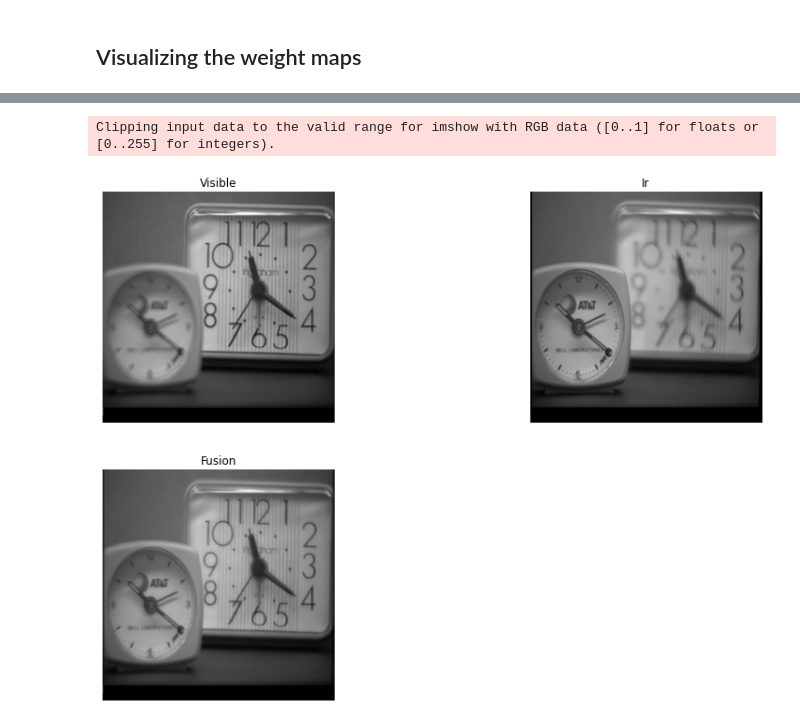
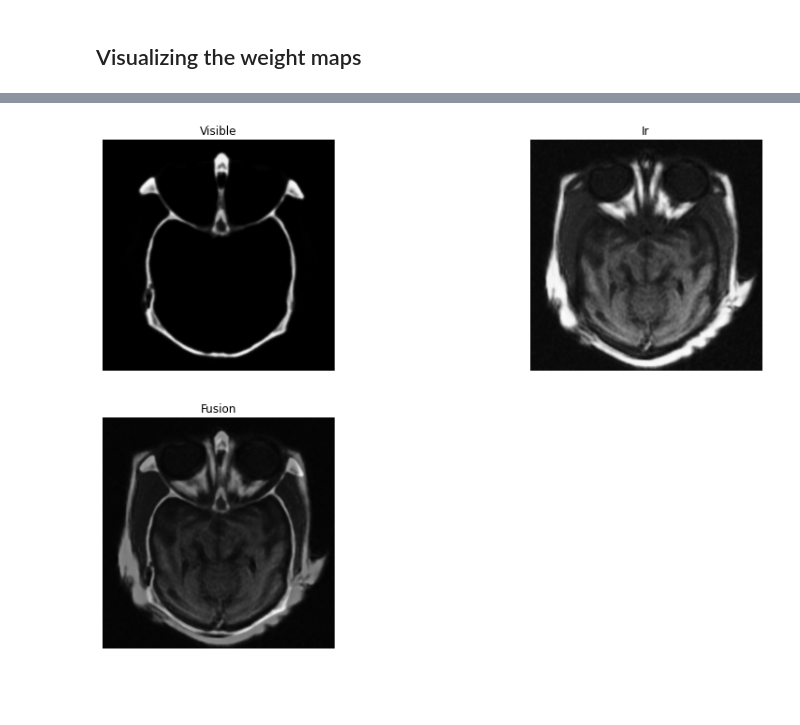
Before and after one commit to maxudong1993/imagefusion_pytorch, a Jupyter notebook: Demo.ipynb, the cells around one changed output, grey strips where cells are left out. Saved outputs shown, nothing was run; the diff lists cells and outputs as text; code cells hidden in the pictures; blank space fills up the shorter version.

Commit message:
on medical image

```diff
--- a/Demo.ipynb
+++ b/Demo.ipynb
@@ -44,8 +44,8 @@ idx = 1
 
 # gray = imread('IV_images/VIS%d.png' % idx)
 # ir = imread('IV_images/IR%d.png' % idx)
-gray = imread('clocks/clockA.jpg')
-ir = imread('clocks/clockB.jpg')
+gray = imread('/content/data/medical/medA.jpg')
+ir = imread('/content/data/medical/medB.jpg')
 # %% [markdown]
 ## Using the method immediately
 # %%
@@ -118,28 +116,28 @@ Clipping input data to the valid range for imshow with RGB data ([0..1] for floa
 # %%
 import matplotlib
 low_fused = (graylow + irlow) / 2
 high_fused = saliency_max
 
 fusion = low_fused + high_fused
 
 plt.figure(figsize=(15, 10))
 plt.subplot(2, 2, 1)
 plt.imshow(gray, 'gray')
 plt.axis('off')
 plt.title('Visible')
 
 plt.subplot(2, 2, 2)
 plt.imshow(ir, 'gray')
 plt.axis('off')
 plt.title('Ir')
 
 plt.subplot(2, 2, 3)
 plt.imshow(fusion, 'gray')
 plt.axis('off')
 plt.title('Fusion')
 #save result
 fusion = np.clip(fusion, 0, 1)
-plt.imsave('IV_images/Fusion1.png', fusion, vmin=0, vmax=255,cmap ='gray')
+# plt.imsave('/content/data/clocks/clock_ICPR_afterRGB.png', fusion, vmin=0, vmax=255,cmap ='gray')
+plt.imsave('/content/data/medical/med_ICPR_afterRGB.png', fusion)
 # %% [output]
-Clipping input data to the valid range for imshow with RGB data ([0..1] for floats or [0..255] for integers).
-[figure, old version]
+[figure, new version]
```
Also changed, not shown: parts of 3 cells of this notebook.
